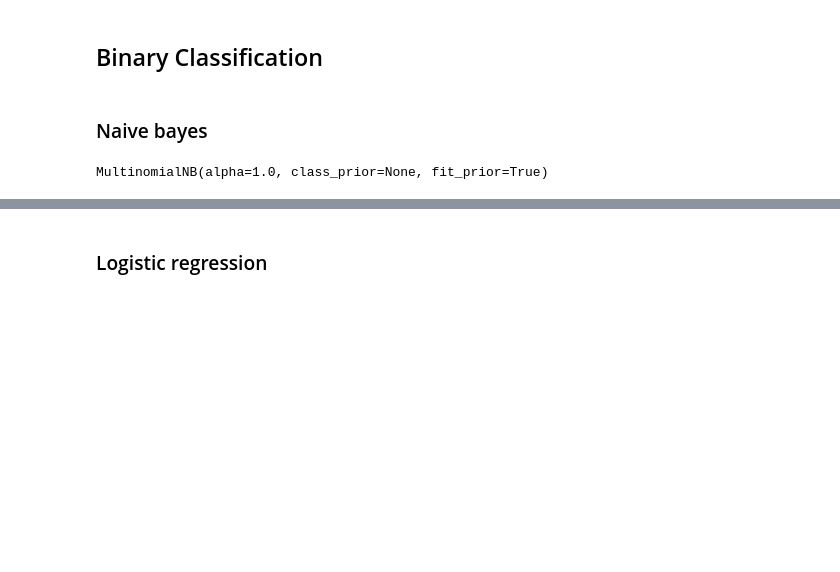
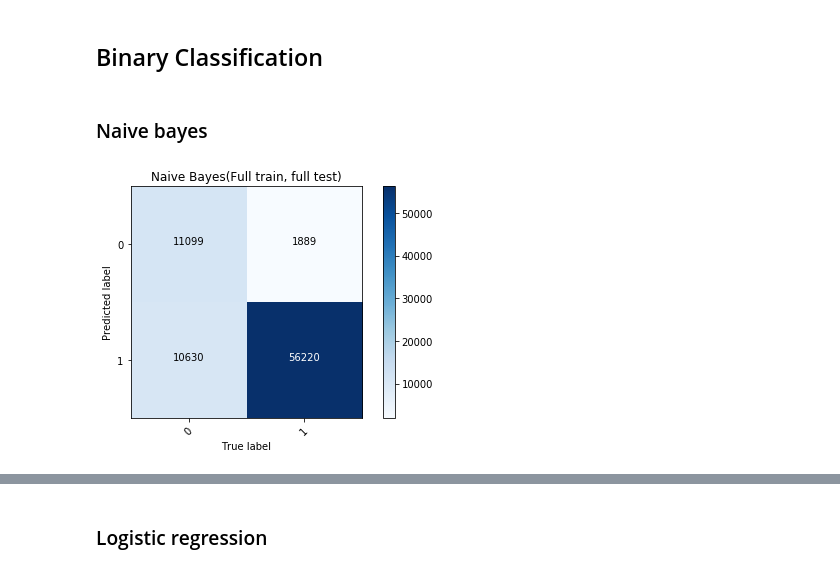
Before and after one commit to WangMengnan/AmazonReview_SentimentAnalysis, a Jupyter notebook: Review Classification.ipynb, the cells around one changed output, grey strips where cells are left out. Saved outputs shown, nothing was run; the diff lists cells and outputs as text; code cells hidden in the pictures; blank space fills up the shorter version.

```diff
--- a/Review Classification.ipynb
+++ b/Review Classification.ipynb
@@ -111,5 +250,12 @@ def plot_confusion_matrix(cm, classes,
 # %%
 naivebayes = MultinomialNB()
 naivebayes.fit(train_features, full_train_label)
+predict_nb = naivebayes.predict(test_features)
-# %% [output]
-MultinomialNB(alpha=1.0, class_prior=None, fit_prior=True)
+# %%
+cm_nb = confusion_matrix(full_test_label,predict_nb)
+plot_confusion_matrix(cm_nb, classes=naivebayes.classes_.tolist(),
+                      title='Naive Bayes(Full train, full test)')
+# plt.show()
+plt.savefig('./plots/full_full_nb.png')
+# %% [output]
+[figure, added]
```
Also changed, not shown: parts of 94 cells of this notebook, 25 other files.
